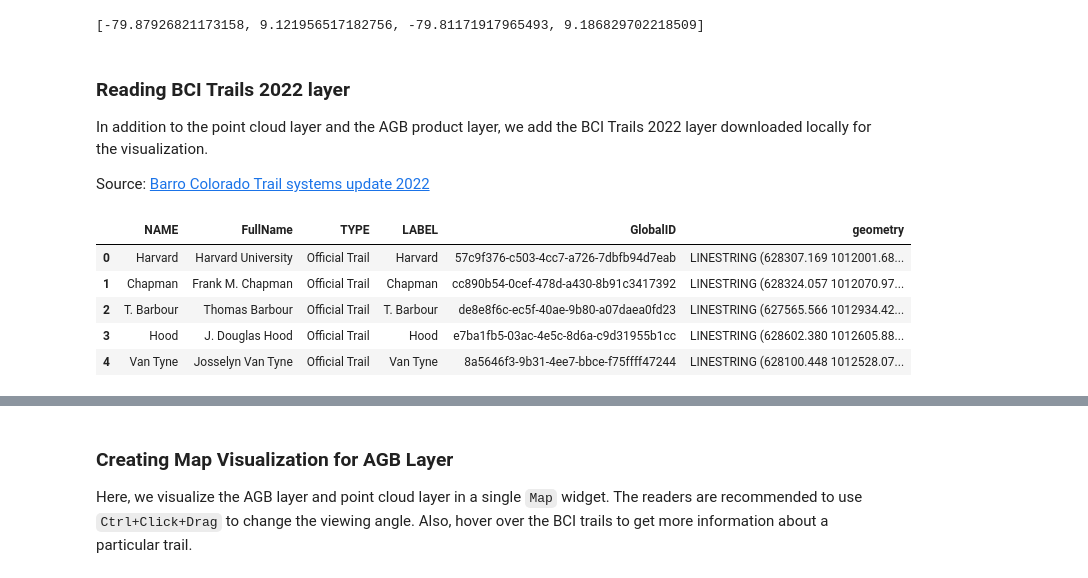
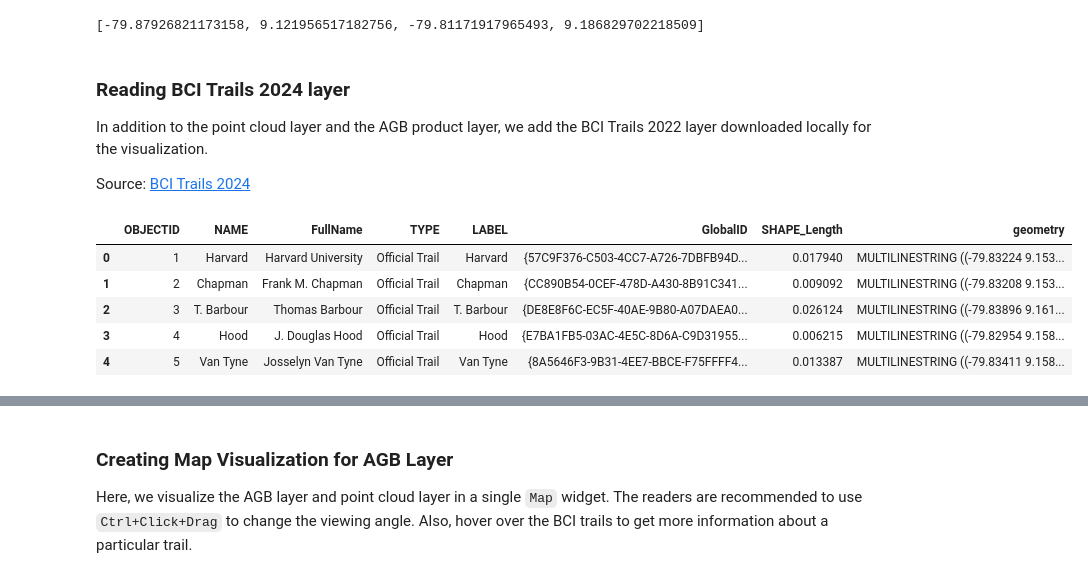
Before and after one commit to MAAP-Project/geotrees-demo, a Jupyter notebook: foss4gna_24/big-EO-viz.ipynb, the cells around one changed output, grey strips where cells are left out. Cells and saved outputs as stored; diff of their text form; code cells hidden in the pictures.

```diff
--- a/foss4gna_24/big-EO-viz.ipynb
+++ b/foss4gna_24/big-EO-viz.ipynb
@@ -142,19 +201,19 @@ agb_product_layer = BitmapTileLayer(
     extent=bounds_agb
 )
 # %% [markdown]
-### Reading BCI Trails 2022 layer
+### Reading BCI Trails 2024 layer
 
 In addition to the point cloud layer and the AGB product layer, we add the BCI Trails 2022 layer downloaded locally for the visualization.
 
-Source: [Barro Colorado Trail systems update 2022](https://stridata-si.opendata.arcgis.com/datasets/SI::bci-trails-2022/explore?location=0.000302%2C-79.844095%2C0.00)
+Source: [BCI Trails 2024](https://arcg.is/0bLP0f)
 # %%
-url = "../BCI_Trails_2022_-8446373283477327423.zip"
-gdf_trail = gpd.read_file(url, engine="pyogrio")
+url = "https://opendata.arcgis.com/datasets/647044233eb04328be4e714e82c6447f_0.geojson"
+gdf_trail = gpd.read_file(url)
 gdf_trail.head()
 # %% [output]
-|  | NAME | FullName | TYPE | LABEL | GlobalID | geometry |
-| 0 | Harvard | Harvard University | Official Trail | Harvard | 57c9f376-c503-4cc7-a726-7dbfb94d7eab | LINESTRING (628307.169 1012001.68... |
-| 1 | Chapman | Frank M. Chapman | Official Trail | Chapman | cc890b54-0cef-478d-a430-8b91c3417392 | LINESTRING (628324.057 1012070.97... |
-| 2 | T. Barbour | Thomas Barbour | Official Trail | T. Barbour | de8e8f6c-ec5f-40ae-9b80-a07daea0fd23 | LINESTRING (627565.566 1012934.42... |
-| 3 | Hood | J. Douglas Hood | Official Trail | Hood | e7ba1fb5-03ac-4e5c-8d6a-c9d31955b1cc | LINESTRING (628602.380 1012605.88... |
-| 4 | Van Tyne | Josselyn Van Tyne | Official Trail | Van Tyne | 8a5646f3-9b31-4ee7-bbce-f75ffff47244 | LINESTRING (628100.448 1012528.07... |
+|  | OBJECTID | NAME | FullName | TYPE | LABEL | GlobalID | SHAPE_Length | geometry |
+| 0 | 1 | Harvard | Harvard University | Official Trail | Harvard | {57C9F376-C503-4CC7-A726-7DBFB94D... | 0.017940 | MULTILINESTRING ((-79.83224 9.153... |
+| 1 | 2 | Chapman | Frank M. Chapman | Official Trail | Chapman | {CC890B54-0CEF-478D-A430-8B91C341... | 0.009092 | MULTILINESTRING ((-79.83208 9.153... |
+| 2 | 3 | T. Barbour | Thomas Barbour | Official Trail | T. Barbour | {DE8E8F6C-EC5F-40AE-9B80-A07DAEA0... | 0.026124 | MULTILINESTRING ((-79.83896 9.161... |
+| 3 | 4 | Hood | J. Douglas Hood | Official Trail | Hood | {E7BA1FB5-03AC-4E5C-8D6A-C9D31955... | 0.006215 | MULTILINESTRING ((-79.82954 9.158... |
+| 4 | 5 | Van Tyne | Josselyn Van Tyne | Official Trail | Van Tyne | {8A5646F3-9B31-4EE7-BBCE-F75FFFF4... | 0.013387 | MULTILINESTRING ((-79.83411 9.158... |
```
Also changed, not shown: parts of 17 cells of this notebook.
